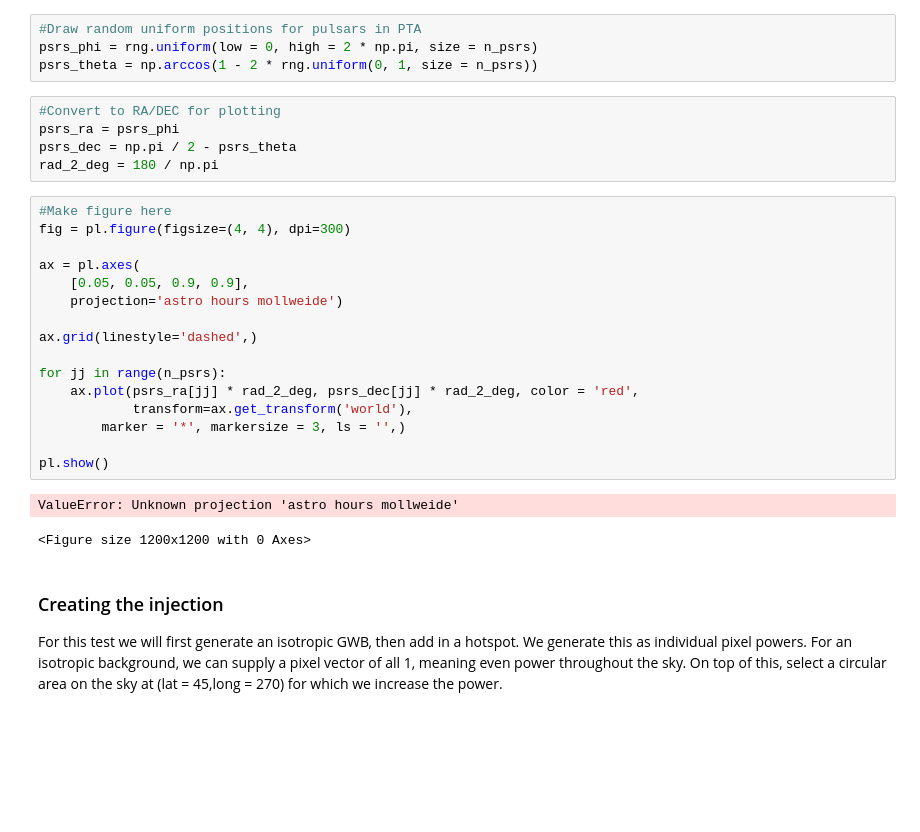
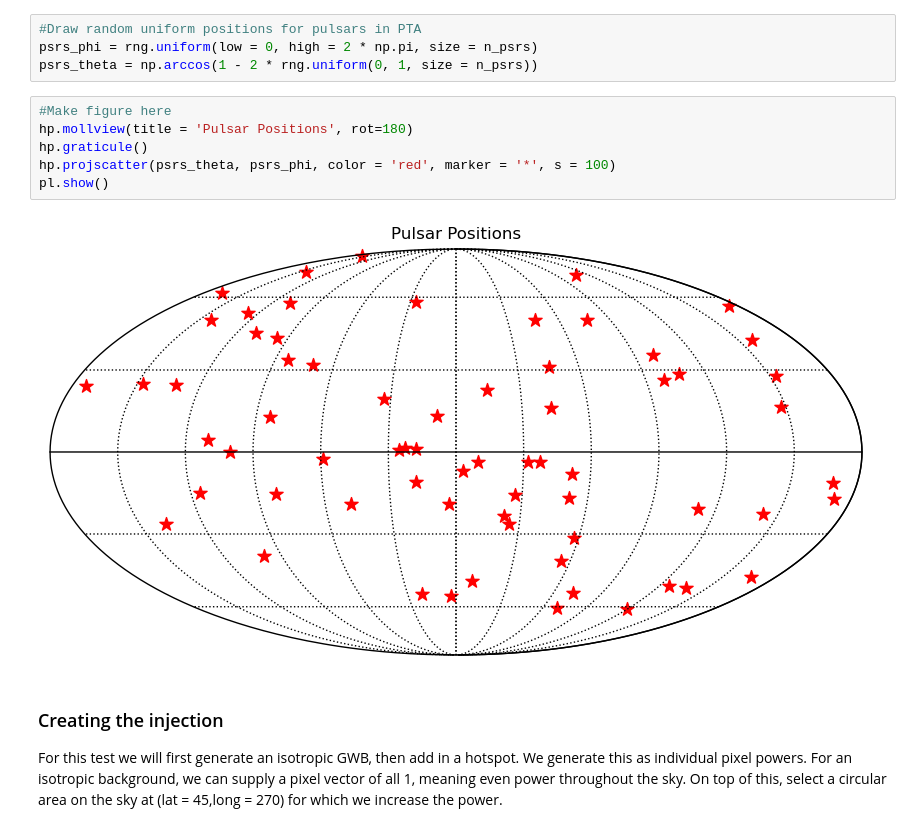
Before and after one commit to kushagrann/MAPS, a Jupyter notebook: docs/example_notebook_sqrt_sph_basis.ipynb, the cells around one changed output. Drawn from its saved outputs; the diff is of its cells as text; blank space fills up the shorter version.

```diff
--- a/docs/example_notebook_sqrt_sph_basis.ipynb
+++ b/docs/example_notebook_sqrt_sph_basis.ipynb
@@ -36,30 +36,14 @@ Using 67 pulsars with 2211 pairs
 #Draw random uniform positions for pulsars in PTA
 psrs_phi = rng.uniform(low = 0, high = 2 * np.pi, size = n_psrs)
 psrs_theta = np.arccos(1 - 2 * rng.uniform(0, 1, size = n_psrs))
-# %%
-#Convert to RA/DEC for plotting
-psrs_ra = psrs_phi
-psrs_dec = np.pi / 2 - psrs_theta
-rad_2_deg = 180 / np.pi
 # %%
 #Make figure here
-fig = pl.figure(figsize=(4, 4), dpi=300)
-
-ax = pl.axes(
-    [0.05, 0.05, 0.9, 0.9],
-    projection='astro hours mollweide')
-
-ax.grid(linestyle='dashed',)
-
-for jj in range(n_psrs):
-    ax.plot(psrs_ra[jj] * rad_2_deg, psrs_dec[jj] * rad_2_deg, color = 'red',
-            transform=ax.get_transform('world'),
-        marker = '*', markersize = 3, ls = '',)
-
+hp.mollview(title = 'Pulsar Positions', rot=180)
+hp.graticule()
+hp.projscatter(psrs_theta, psrs_phi, color = 'red', marker = '*', s = 100)
 pl.show()
 # %% [output]
-ValueError: Unknown projection 'astro hours mollweide'
-<Figure size 1200x1200 with 0 Axes>
+[figure, added]
 # %% [markdown]
 ### Creating the injection
 
```
Also changed, not shown: parts of 10 cells of this notebook.
